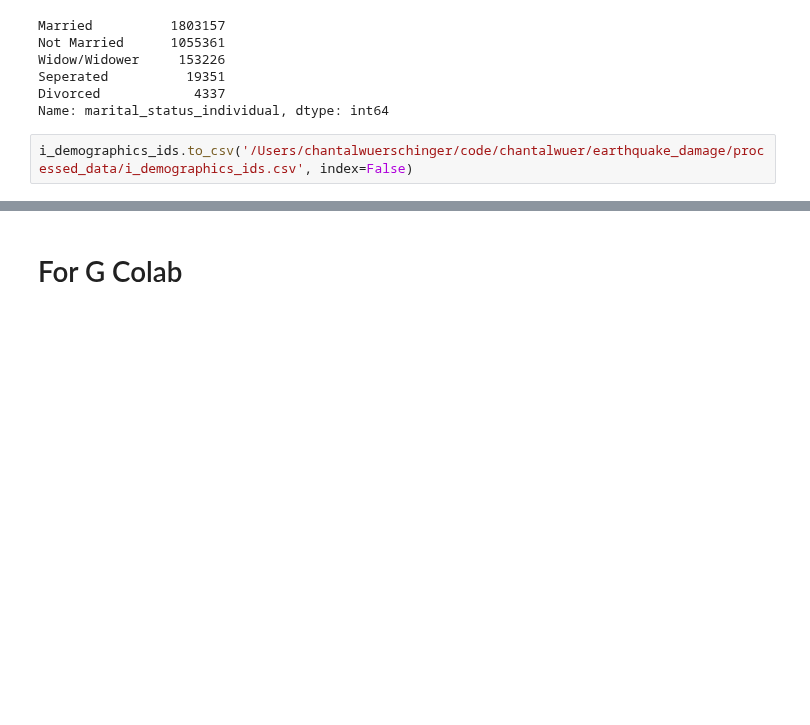
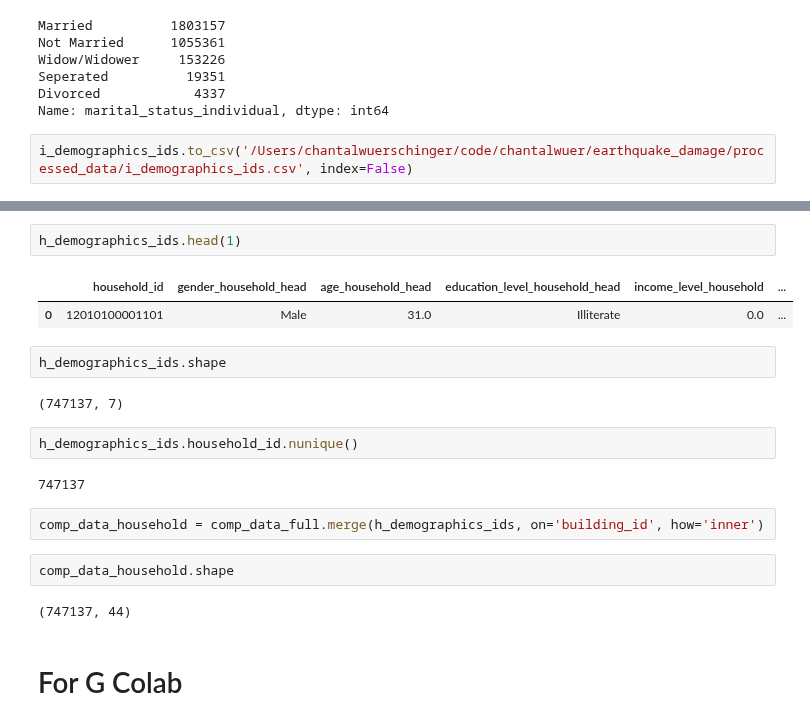
Before and after one commit to chantalwuer/earthquake_damage, a Jupyter notebook: notebooks/CW_Merging_Tables.ipynb, the cells around one changed output, grey strips where cells are left out. Drawn from its saved outputs; the diff is of its cells as text; blank space fills up the shorter version.

```diff
--- a/notebooks/CW_Merging_Tables.ipynb
+++ b/notebooks/CW_Merging_Tables.ipynb
@@ -737,3 +604,22 @@ i_demographics_ids.to_csv('/Users/chantalwuerschinger/code/chantalwuer/earthquak
+# %%
+h_demographics_ids.head(1)
+# %% [output]
+|  | household_id | gender_household_head | age_household_head | education_level_household_head | income_level_household | ... |
+| 0 | 12010100001101 | Male | 31.0 | Illiterate | 0.0 | ... |
+# %%
+h_demographics_ids.shape
+# %% [output]
+(747137, 7)
+# %%
+h_demographics_ids.household_id.nunique()
+# %% [output]
+747137
+# %%
+comp_data_household = comp_data_full.merge(h_demographics_ids, on='building_id', how='inner')
+# %%
+comp_data_household.shape
+# %% [output]
+(747137, 44)
 # %% [markdown]
 # For G Colab
 # %%
```
Also changed, not shown: parts of 40 cells of this notebook.
